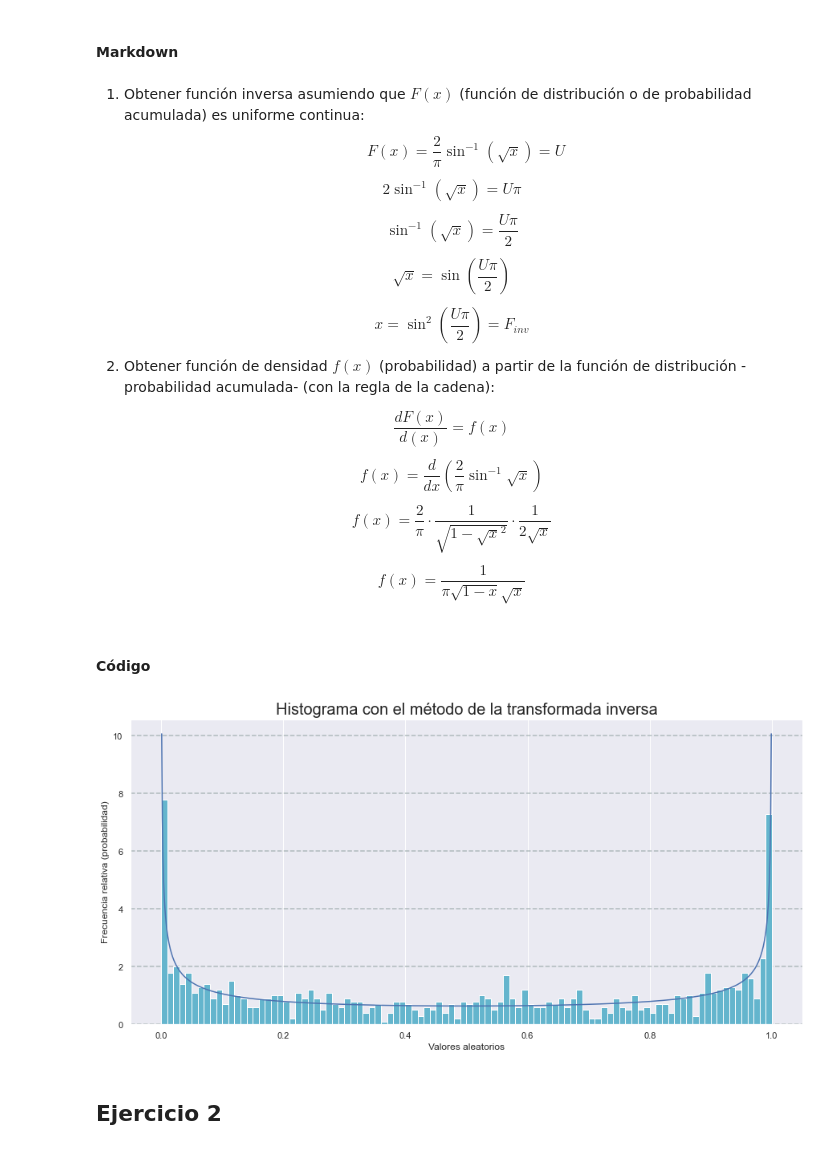
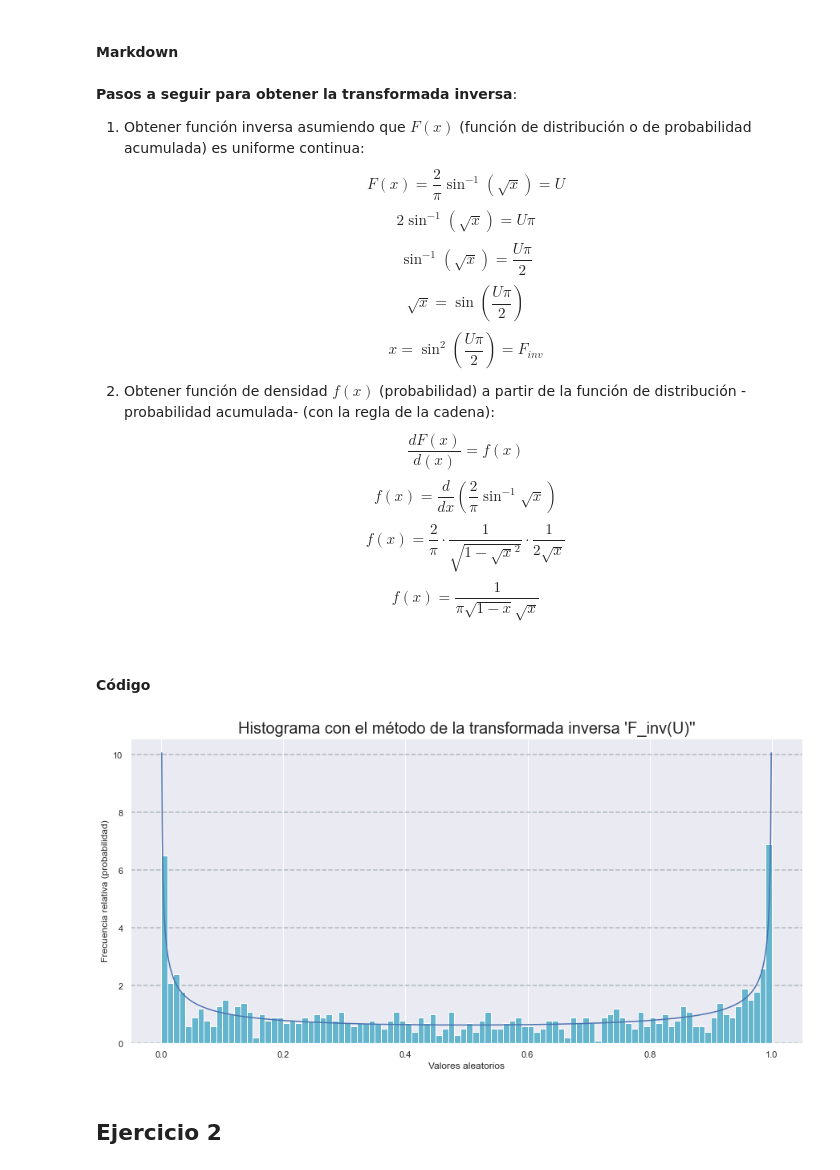
Before and after one commit to Miriam1999/Tarea5_LEspinosa_MERosas, a Jupyter notebook: Tarea5_LEspinosa_MERosas.ipynb, the cells around one changed output. Saved outputs shown, nothing was run; the diff lists cells and outputs as text; code cells hidden in the pictures.

```diff
--- a/Tarea5_LEspinosa_MERosas.ipynb
+++ b/Tarea5_LEspinosa_MERosas.ipynb
@@ -31,55 +31,51 @@ $$F(x) = \frac{2}{\pi} \sin^{-1} (\sqrt x), \quad 0 \leq x < 1$$ </font>
 # %% [markdown]
 #### Markdown
 # %% [markdown]
+**Pasos a seguir para obtener la transformada inversa**:
 1. Obtener función inversa asumiendo que $F(x)$ (función de distribución o de probabilidad acumulada) es uniforme continua:
 $$F(x) = \frac{2}{\pi}\sin^{-1} (\sqrt x) = U$$
-
 $$2\sin^{-1} (\sqrt x) = U\pi$$
-
 $$\sin^{-1} (\sqrt x) = \frac{U\pi}{2}$$
-
 $$\sqrt x = \sin(\frac{U\pi}{2})$$
-
 $$x = \sin^{2} (\frac{U\pi}{2}) = F_{inv}$$
 
+
 2. Obtener función de densidad $f(x)$ (probabilidad) a partir de la función de distribución -probabilidad acumulada- (con la regla de la cadena):
-
 $$\frac{dF(x)}{d(x)} = f(x)$$
-
 $$f(x) = \frac{d}{dx} (\frac{2}{\pi} \sin^{-1} \sqrt x )$$
-
 $$f(x) = \frac{2}{\pi} \cdot \frac{1}{\sqrt{1-\sqrt {x}^2}} \cdot \frac{1}{2\sqrt x}$$
-
 $$f(x) = \frac{1}{\pi \sqrt{1-x} \sqrt x}$$
 # %% [markdown]
 #### Código
 # %%
 import numpy as np
 import matplotlib.pyplot as plt
 import seaborn as sns; sns.set()
 import warnings; warnings.filterwarnings("ignore")
-def comparacion_finv_x(f: "función de densidad", F_inv: "transformada inversa de la función de distribución",
+import pandas as pd
+np.random.seed(123) # semilla
+def comparacion_finv_x(f: "función de densidad 'f(x)'", F_inv: "transformada inversa de la función de distribución 'F(x)'",
                        N: "número de muestras"):
-    """Esta función compara la función de densidad (probabilidad) evaluada en x con la transformada inversa de la función de
-    distribución (probabilidad acumulada) evaluada en números aleatorios uniforme y continuamente distribuidos"""
-    u = np.random.rand(N) # generar las muestras aleatorias, continuas e uniformemente distribuidas
+    """Esta función compara la función de densidad (probabilidad) evaluada en x 'f(x)' con la transformada inversa de la función
+    de distribución (probabilidad acumulada) evaluada en números aleatorios uniforme y continuamente distribuidos"""
+    u = np.random.rand(N) # generar las muestras aleatorias, continuas e uniformemente distribuidas U
     f_random = F_inv(u) # evaluar la transformada en los valores aleatorios
     x = np.arange(0, 1, (1 / N)) # generar N valores en x
-    f_densidad = f(x) # evaluar la función de densidad en los valores de x
+    f_densidad = f(x) # evaluar la función de densidad en los valores de x f(x)
     plt.figure(figsize = (15, 7)) # histograma
     plt.hist(f_random, bins = 100, color = "c", density = True)
     plt.plot(x, f_densidad)
     plt.xlabel("Valores aleatorios", fontsize = 12)
     plt.ylabel("Frecuencia relativa (probabilidad)", fontsize = 12)
-    plt.title("Histograma con el método de la transformada inversa", fontsize = 20)
+    plt.title("Histograma con el método de la transformada inversa 'F_inv(U)''", fontsize = 20)
     plt.grid(color = "#95a5a6", linestyle='--', linewidth = 1.5, axis = "y", alpha = 0.7)
     plt.show()
 f = lambda x : 1 / (np.pi * (1 - x)**(1 / 2) * (x)**(1 / 2)) # función de densidad (probabilidad) encontrada
 F_inv = lambda u : np.sin((np.pi * u) / 2)**2 # transformada inversa de la función de distribución (probabilidad acumulada)
 N = 1000 # número de muestras
 comparacion_finv_x(f, F_inv, N)
 # %% [output]
-[figure, old version]
+[figure, new version]
 # %% [markdown]
 ## Ejercicio 2
 # %% [markdown]
```
Also changed, not shown: parts of 2 cells of this notebook.
